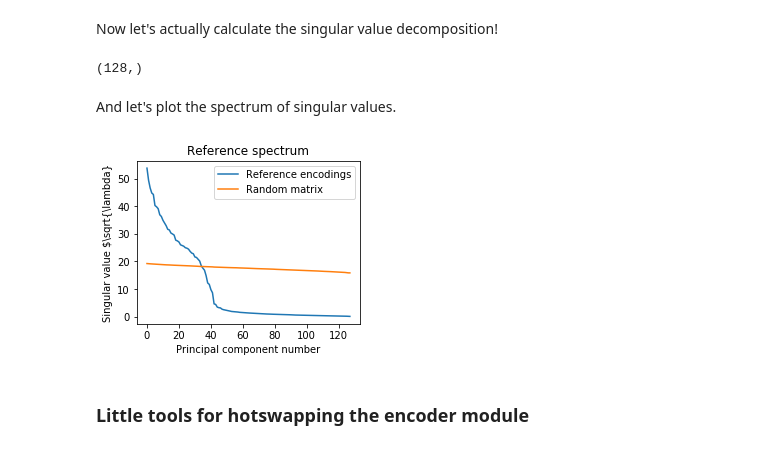
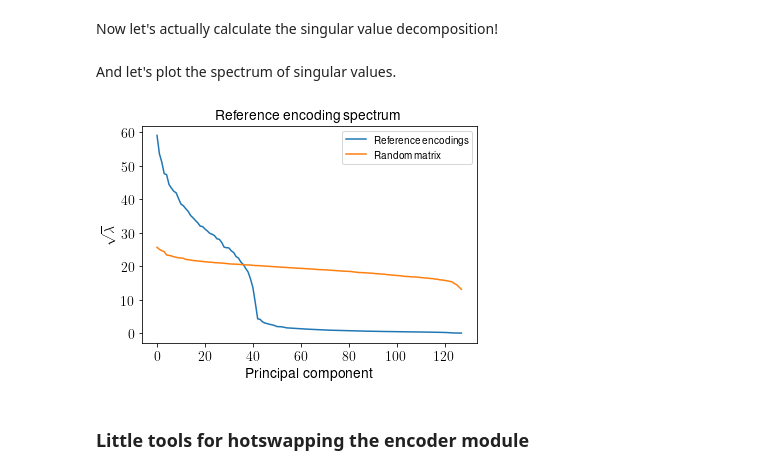
Before and after one commit to mcncm/tacotron2, a Jupyter notebook: inference.ipynb, the cells around one changed output. Cells and saved outputs as stored; diff of their text form; code cells hidden in the pictures.

Commit message:
Final inference notebook

```diff
--- a/inference.ipynb
+++ b/inference.ipynb
@@ -132,7 +149,7 @@ denoiser = Denoiser(waveglow)
 train_loader, valset, collate_fn = prepare_dataloaders(hparams)
 # %%
 val_loader = DataLoader(valset, sampler=None, num_workers=1,
-                        shuffle=False, batch_size=4,
+                        shuffle=False, batch_size=16,
                         pin_memory=False, collate_fn=collate_fn)
 x, y = model.parse_batch(next(iter(val_loader)))
 # %%
@@ -259,12 +268,25 @@ batch number 350
 batch number 360
 batch number 370
 batch number 380
+# %%
+try:
+    val_ref_encodings = np.load(os.path.join(OUT_DIR, "val_ref_encodings.npy"))
+except:
+    #hparams_big_batch = create_hparams()
+    #hparams_big_batch.batch_size = 48
+    #train_loader, valset, collate_fn = prepare_dataloaders(hparams_big_batch)
+    train_ref_encodings = []
+    for i, batch in enumerate(val_loader):
+        if i % 10 == 0:
+            print("batch number", i)
+        x, y = model.parse_batch(batch)
+        mels = x[2]
+        encodings = model.ref_encoder(mels)  # TODO: replace with .inference
+        train_ref_encodings.append(encodings.cpu().detach().numpy())
+    train_ref_encodings = np.concatenate(train_ref_encodings)
+    np.save(os.path.join(OUT_DIR, "train_ref_encodings.npy"), train_ref_encodings)
 # %% [markdown]
 Now let's actually calculate the singular value decomposition!
-# %%
-np.mean(train_ref_encodings,0).shape
-# %% [output]
-(128,)
 # %%
 try:
     mean_encoding = np.load(os.path.join(OUT_DIR, "mean_encoding.npy"))
@@ -273,33 +295,35 @@ try:
     train_vh = np.load(os.path.join(OUT_DIR, "train_vh.npy"))
 except:
     mean_encoding = np.mean(train_ref_encodings, 0)
-    centered_encodings = train_ref_encodings - np.mean(train_ref_encodings, 0)
+    centered_encodings = train_ref_encodings - mean_encoding
     train_u, train_s, train_vh = np.linalg.svd(centered_encodings)
     np.save(os.path.join(OUT_DIR, "mean_encoding.npy"), mean_encoding)
     np.save(os.path.join(OUT_DIR, "train_u.npy"), train_u)
     np.save(os.path.join(OUT_DIR, "train_s.npy"), train_s)
     np.save(os.path.join(OUT_DIR, "train_vh.npy"), train_vh)
 # %%
-random_matrix = np.random.normal(0, np.std(train_ref_encodings),
+random_matrix = np.random.normal(0, np.std(train_ref_encodings, 0),
                                  train_ref_encodings.shape)
 rand_u, rand_s, rand_vh = np.linalg.svd(random_matrix)
 # %% [markdown]
 And let's plot the spectrum of singular values.
 # %%
-def plot_singular_values(filename, spectra, figsize=(4, 3)):
+def plot_singular_values(filename, spectra, figsize=(6, 4)):
     fig, axes = plt.subplots(1, 1, figsize=figsize)
     for name, sigmas in spectra.items():
         axes.plot(sigmas, label=name)
-    axes.set_xlabel('Principal component number')
-    axes.set_ylabel(r'Singular value $\sqrt{\lambda}')
+    axes.set_xlabel('Principal component', fontsize=fontsize)
+    axes.set_ylabel(r'$\sqrt{\lambda}$', fontsize=fontsize)
     axes.legend()
-    axes.set_title('Reference spectrum')
+    axes.set_title('Reference encoding spectrum', fontsize=fontsize)
+    axes.tick_params(axis='both', which='major', labelsize=fontsize)
+    axes.tick_params(axis='both', which='minor', labelsize=fontsize)
     fig.savefig(os.path.join(FIGS_DIR, filename))
     plt.show()
 
 plot_singular_values('ref_singular_values.png', {'Reference encodings': train_s, 'Random matrix': rand_s})
 # %% [output]
-[figure, old version]
+[figure, new version]
 # %%
 ### DEPRECATED
 
```
Also changed, not shown: parts of 19 cells of this notebook.
